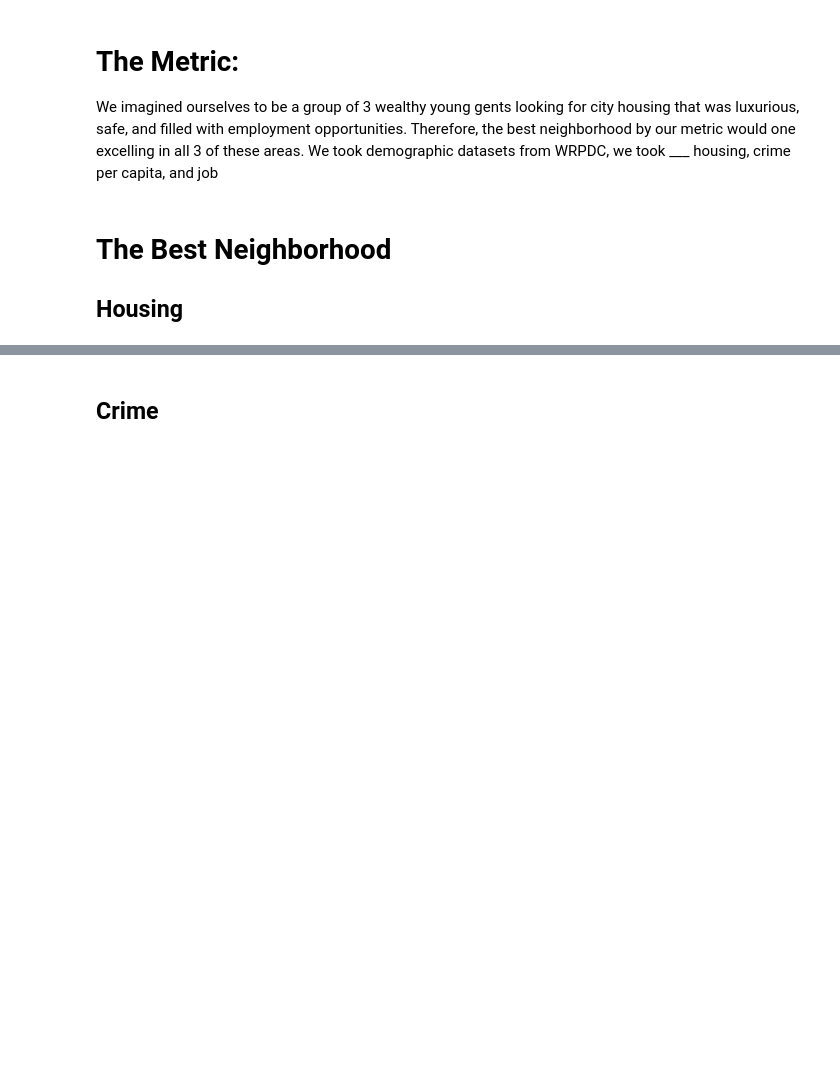
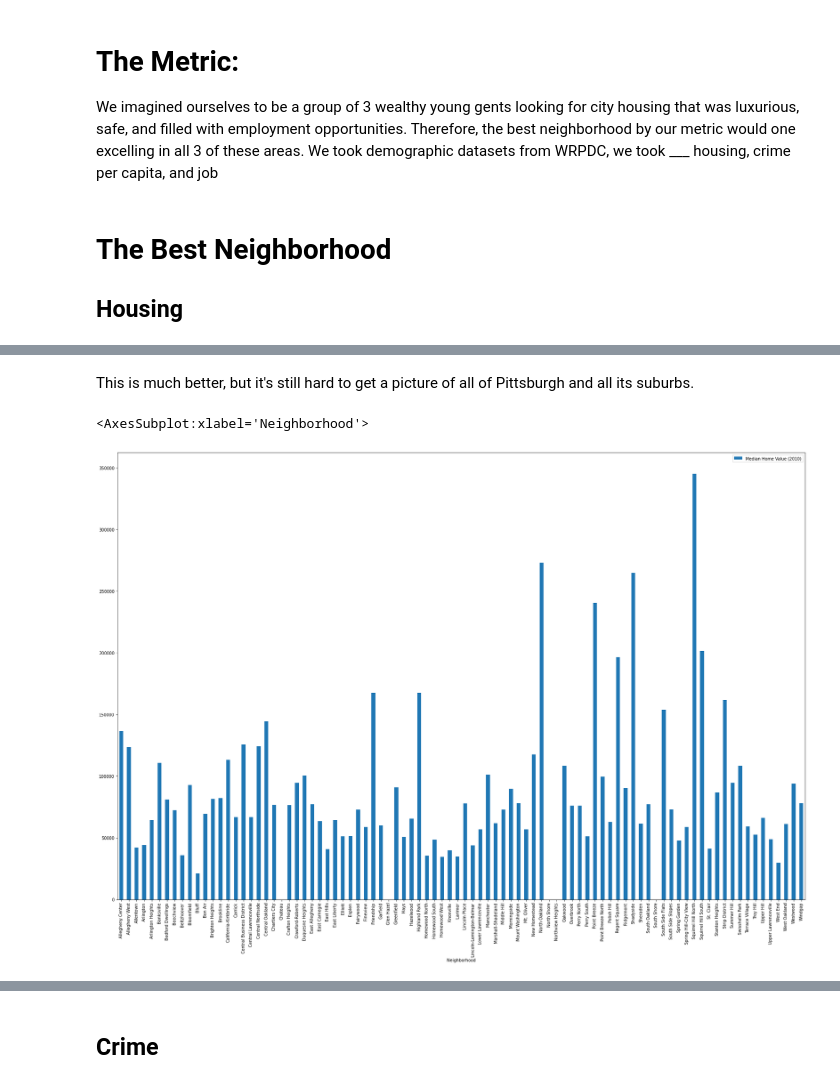
Before and after one commit to matthewgarvey963/CMPINF0010_FinalProject, a Jupyter notebook: CombinedNotebook.ipynb, the cells around one changed output, grey strips where cells are left out. Cells and saved outputs as stored; diff of their text form; code cells hidden in the pictures; blank space fills up the shorter version.

```diff
--- a/CombinedNotebook.ipynb
+++ b/CombinedNotebook.ipynb
@@ -17,0 +20,3 @@ import matplotlib.pyplot as plt
+# %%
+housing_pandas = pd.read_csv("housing.csv")
+housing_pandas.head(10)
@@ -17,0 +38,3 @@ import matplotlib.pyplot as plt
+# %%
+housing_pandas = housing_pandas[['Neighborhood', 'Median Home Value (2010)']]
+housing_pandas.head(10)
@@ -17,0 +53,10 @@ import matplotlib.pyplot as plt
+# %% [markdown]
+This is much better, but it's still hard to get a picture of all of Pittsburgh and all its suburbs.
+# %%
+housing_pandas['Median Home Value (2010)'] = housing_pandas['Median Home Value (2010)'].str.replace(',', '')
+housing_pandas['Median Home Value (2010)'] = housing_pandas['Median Home Value (2010)'].str.replace('$', '')
+housing_pandas['Median Home Value (2010)'] = pd.to_numeric(housing_pandas['Median Home Value (2010)'], errors='coerce')
+housing_pandas.plot(x='Neighborhood', kind = 'bar', rot = 90, figsize = (30,20))
+# %% [output]
+<AxesSubplot:xlabel='Neighborhood'>
+[figure, added]
```
Also changed, not shown: parts of 12 cells of this notebook.
